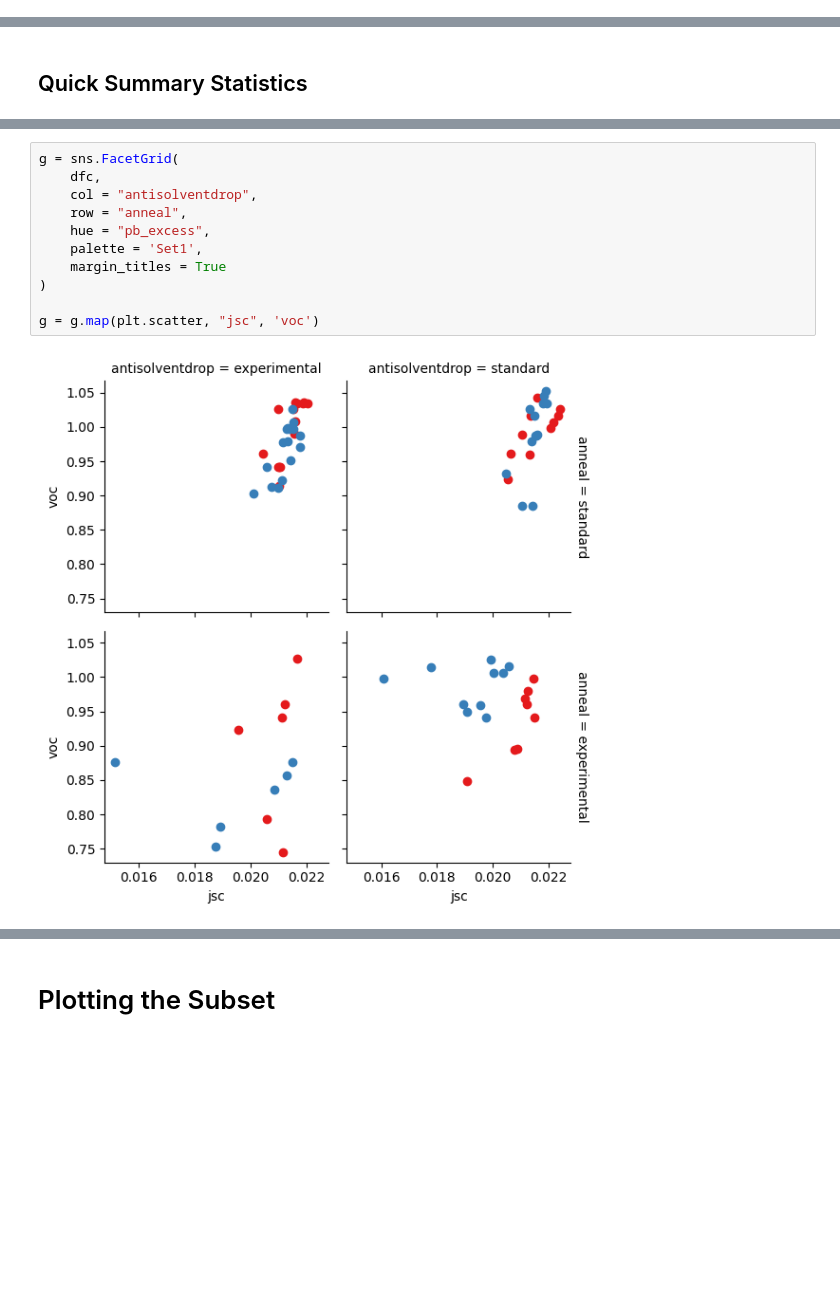
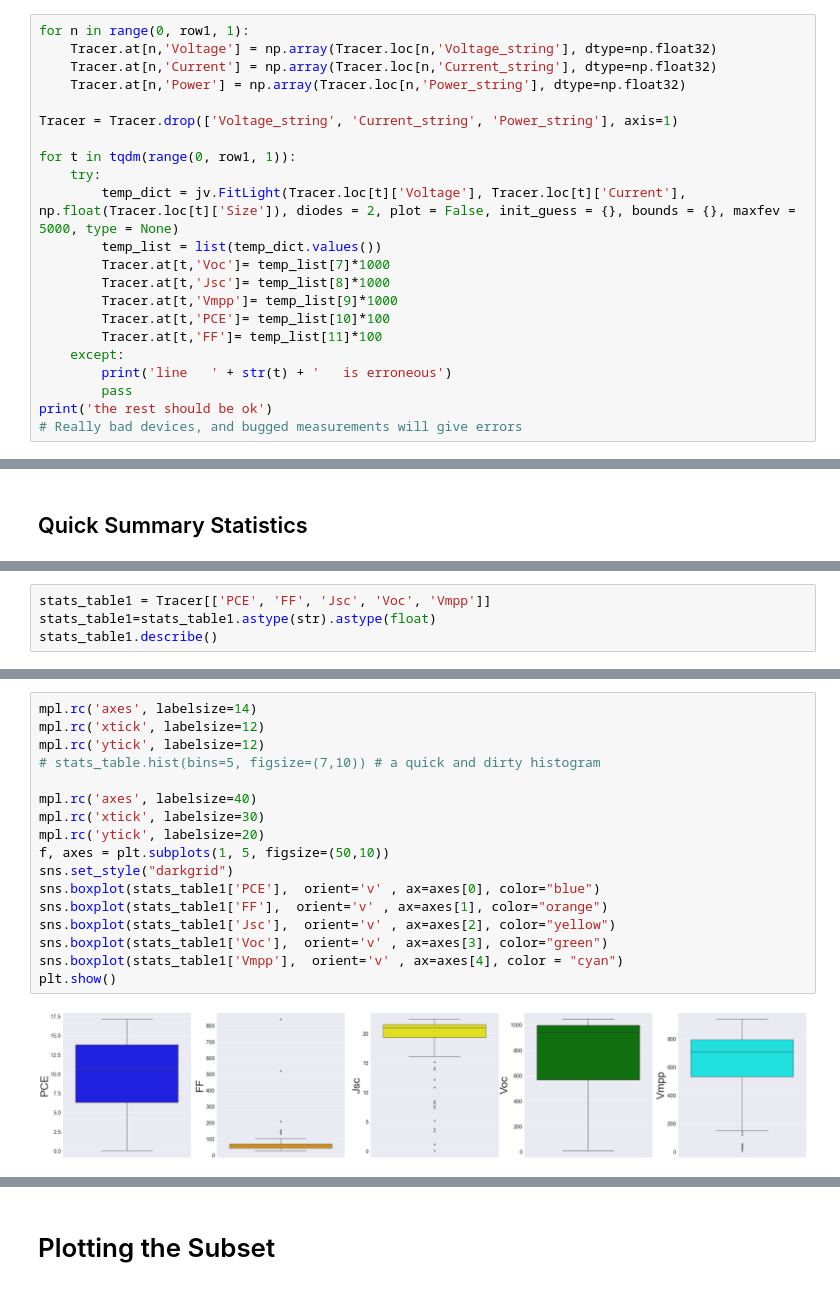
Before and after one commit to fenning-research-group/Python-Utilities, a Jupyter notebook: FrgTools/Example Notebooks/Tracer JV Processing/JV_Plotter.ipynb, the cells around one changed output, grey strips where cells are left out. Saved outputs shown, nothing was run; the diff lists cells and outputs as text; blank space fills up the shorter version.

```diff
--- a/FrgTools/Example Notebooks/Tracer JV Processing/JV_Plotter.ipynb
+++ b/FrgTools/Example Notebooks/Tracer JV Processing/JV_Plotter.ipynb
@@ -45,0 +119,22 @@ dfc = dfc[
+# %%
+for n in range(0, row1, 1):
+    Tracer.at[n,'Voltage'] = np.array(Tracer.loc[n,'Voltage_string'], dtype=np.float32)
+    Tracer.at[n,'Current'] = np.array(Tracer.loc[n,'Current_string'], dtype=np.float32)
+    Tracer.at[n,'Power'] = np.array(Tracer.loc[n,'Power_string'], dtype=np.float32)
+
+Tracer = Tracer.drop(['Voltage_string', 'Current_string', 'Power_string'], axis=1)
+
+for t in tqdm(range(0, row1, 1)):
+    try:
+        temp_dict = jv.FitLight(Tracer.loc[t]['Voltage'], Tracer.loc[t]['Current'], np.float(Tracer.loc[t]['Size']), diodes = 2, plot = False, init_guess = {}, bounds = {}, maxfev = 5000, type = None)
+        temp_list = list(temp_dict.values())
+        Tracer.at[t,'Voc']= temp_list[7]*1000
+        Tracer.at[t,'Jsc']= temp_list[8]*1000
+        Tracer.at[t,'Vmpp']= temp_list[9]*1000
+        Tracer.at[t,'PCE']= temp_list[10]*100
+        Tracer.at[t,'FF']= temp_list[11]*100
+    except:
+        print('line   ' + str(t) + '   is erroneous')
+        pass
+print('the rest should be ok')
+# Really bad devices, and bugged measurements will give errors
@@ -126,0 +155,4 @@ Save your cleaned up dataframe
+# %%
+stats_table1 = Tracer[['PCE', 'FF', 'Jsc', 'Voc', 'Vmpp']]
+stats_table1=stats_table1.astype(str).astype(float)
+stats_table1.describe()
@@ -141,13 +171,19 @@ sns.boxplot(
-# %%
-g = sns.FacetGrid(
-    dfc,
-    col = "antisolventdrop",
-    row = "anneal",
-    hue = "pb_excess",
-    palette = 'Set1',
-    margin_titles = True
-)
-
-g = g.map(plt.scatter, "jsc", 'voc')
-# %% [output]
-[figure, removed]
+# %%
+mpl.rc('axes', labelsize=14)
+mpl.rc('xtick', labelsize=12)
+mpl.rc('ytick', labelsize=12)
+# stats_table.hist(bins=5, figsize=(7,10)) # a quick and dirty histogram
+
+mpl.rc('axes', labelsize=40)
+mpl.rc('xtick', labelsize=30)
+mpl.rc('ytick', labelsize=20)
+f, axes = plt.subplots(1, 5, figsize=(50,10))
+sns.set_style("darkgrid")
+sns.boxplot(stats_table1['PCE'],  orient='v' , ax=axes[0], color="blue")
+sns.boxplot(stats_table1['FF'],  orient='v' , ax=axes[1], color="orange")
+sns.boxplot(stats_table1['Jsc'],  orient='v' , ax=axes[2], color="yellow")
+sns.boxplot(stats_table1['Voc'],  orient='v' , ax=axes[3], color="green")
+sns.boxplot(stats_table1['Vmpp'],  orient='v' , ax=axes[4], color = "cyan")
+plt.show()
+# %% [output]
+[figure, added]
```
Also changed, not shown: parts of 38 cells of this notebook, 16 other files.
